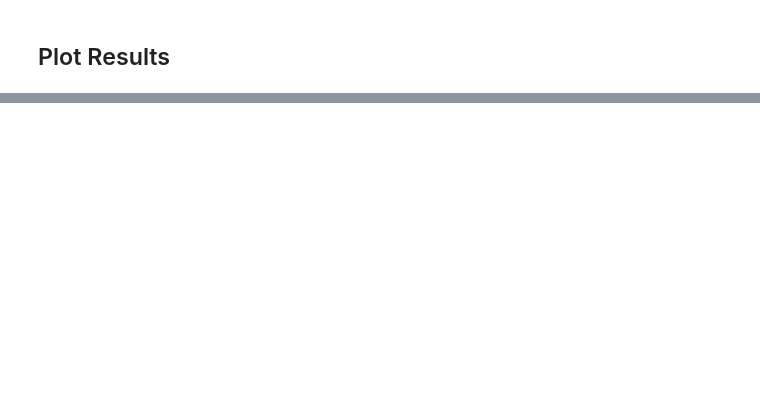
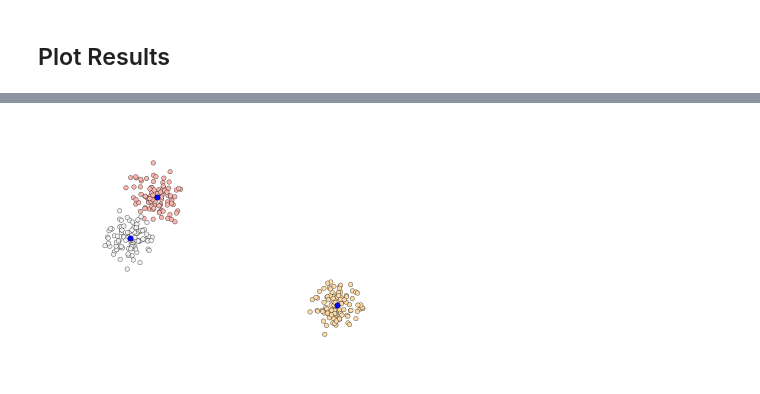
Before and after one commit to smwade/cs478, a Jupyter notebook: kmeans/EM_kmeans.ipynb, the cells around one changed output, grey strips where cells are left out. Cells and saved outputs as stored; diff of their text form; code cells hidden in the pictures; blank space fills up the shorter version.

```diff
--- a/kmeans/EM_kmeans.ipynb
+++ b/kmeans/EM_kmeans.ipynb
@@ -79 +162,8 @@ plt.show()
+# %%
+plt.scatter(data[:,0], data[:,1], c=group, cmap=plt.cm.Pastel1)
+plt.scatter(model.k_means[:,0], model.k_means[:,1], c='b', s=30)
+plt.axis('off')
+plt.show()
+# %% [output]
+[figure, added]
 # %% [markdown]
```
Also changed, not shown: parts of 15 cells of this notebook, 17 other files.
